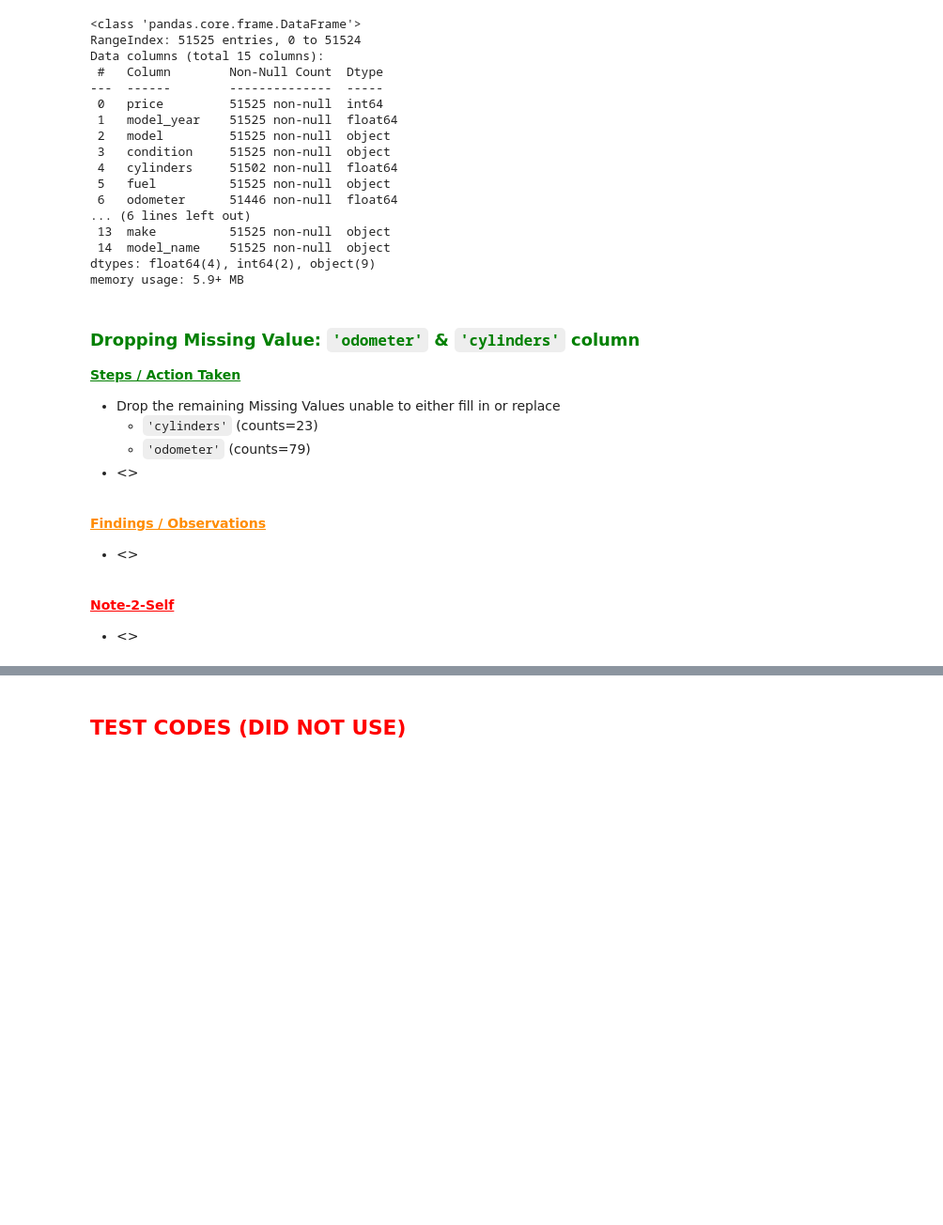
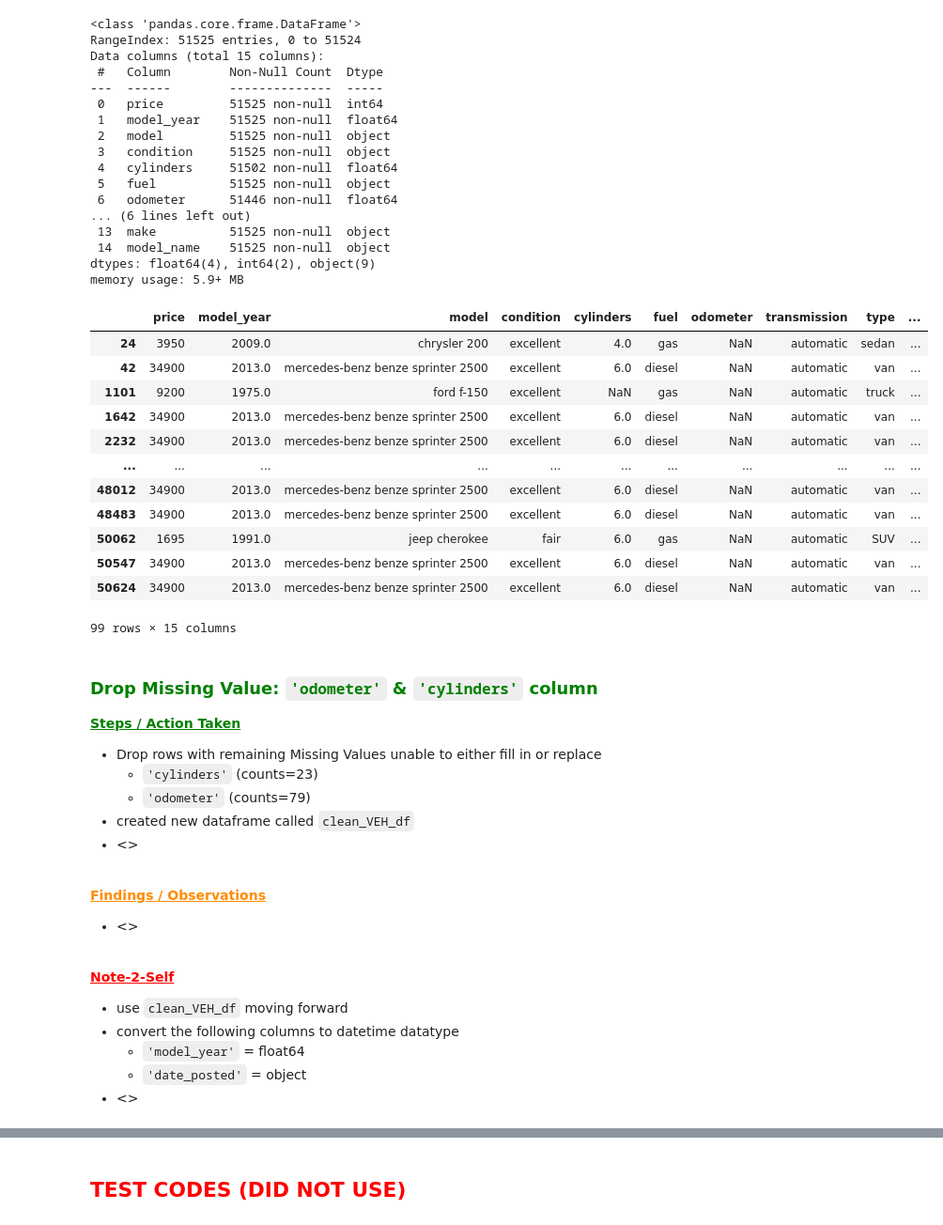
Before and after one commit to MelvicTN/SW_Development_Tool, a Jupyter notebook: EDA.ipynb, the cells around one changed output, grey strips where cells are left out. Shown at 94% size. Drawn from its saved outputs; the diff is of its cells as text; code cells hidden in the pictures; blank space fills up the shorter version.

Commit message:
Updated EDA.ipynb: cleaned data (fill-in/replaced/removed missing data), datatype conversions.  READY-4-VISUALIZATION

```diff
--- a/EDA.ipynb
+++ b/EDA.ipynb
@@ -984,14 +1053,14 @@ make               0
 model_name         0
 dtype: int64
 # %%
-# MISSING VALUES: replace NaN with 'median' odometer calculation in 'odometer' column
+# MISSING VALUES: replace NaN with 'mean' odometer calculation in 'odometer' column
     # use df['column_with_NaN'] = df.fillna(df.groupby(['column-1', 'column-2'])['column_with_NaN'].transform('median'))
     # 'column-1' = this 1st column name must have some relavance to 'column_with_NaN'
     # 'column-2' = this 2nd column name must have some relavance to 'column_with_NaN'
         # REMINDER:  additional column names to groupby reduces the groupings size when calculating either the 'median' or 'mean'
             # Thus the chance the reductions of NaN may not be filled in with `.transform('median')`
 
-vehicles_df['odometer'] = vehicles_df['odometer'].fillna(vehicles_df.groupby(['model', 'model_year'])['odometer'].transform('median'))
+vehicles_df['odometer'] = vehicles_df['odometer'].fillna(vehicles_df.groupby(['model', 'model_year'])['odometer'].transform('mean'))
 # %%
 # SANITY CHECK: after filling in missing values in 'odometer' column
 vehicles_df.isna().sum()
@@ -1087,13 +1156,34 @@ Data columns (total 15 columns):
  14  model_name    51525 non-null  object
 dtypes: float64(4), int64(2), object(9)
 memory usage: 5.9+ MB
+# %%
+# EDA: review rows with missing values
+
+display(vehicles_df[vehicles_df.isna().any(axis=1)])
+#display(vehicles_df[vehicles_df.isna().any(axis=1)].head(60))
+#display(vehicles_df[vehicles_df.isna().any(axis=1)].tail(32))
+# %% [output]
+|  | price | model_year | model | condition | cylinders | fuel | odometer | transmission | type | ... |
+| 24 | 3950 | 2009.0 | chrysler 200 | excellent | 4.0 | gas | NaN | automatic | sedan | ... |
+| 42 | 34900 | 2013.0 | mercedes-benz benze sprinter 2500 | excellent | 6.0 | diesel | NaN | automatic | van | ... |
+| 1101 | 9200 | 1975.0 | ford f-150 | excellent | NaN | gas | NaN | automatic | truck | ... |
+| 1642 | 34900 | 2013.0 | mercedes-benz benze sprinter 2500 | excellent | 6.0 | diesel | NaN | automatic | van | ... |
+| 2232 | 34900 | 2013.0 | mercedes-benz benze sprinter 2500 | excellent | 6.0 | diesel | NaN | automatic | van | ... |
+| ... | ... | ... | ... | ... | ... | ... | ... | ... | ... | ... |
+| 48012 | 34900 | 2013.0 | mercedes-benz benze sprinter 2500 | excellent | 6.0 | diesel | NaN | automatic | van | ... |
+| 48483 | 34900 | 2013.0 | mercedes-benz benze sprinter 2500 | excellent | 6.0 | diesel | NaN | automatic | van | ... |
+| 50062 | 1695 | 1991.0 | jeep cherokee | fair | 6.0 | gas | NaN | automatic | SUV | ... |
+| 50547 | 34900 | 2013.0 | mercedes-benz benze sprinter 2500 | excellent | 6.0 | diesel | NaN | automatic | van | ... |
+| 50624 | 34900 | 2013.0 | mercedes-benz benze sprinter 2500 | excellent | 6.0 | diesel | NaN | automatic | van | ... |
+99 rows × 15 columns
 # %% [markdown]
-### <span style="color: green;">Dropping Missing Value: `'odometer'` & `'cylinders'` column</span>
+### <span style="color: green;">Drop Missing Value: `'odometer'` & `'cylinders'` column</span>
 
 <span style="color: green;"><u>**Steps / Action Taken**</u></span>
-- Drop the remaining Missing Values unable to either fill in or replace
+- Drop rows with remaining Missing Values unable to either fill in or replace
     - `'cylinders'` (counts=23)
     - `'odometer'` (counts=79)
+- created new dataframe called `clean_VEH_df`
 - <>
 
 <br>
@@ -1104,4 +1194,8 @@ memory usage: 5.9+ MB
 <br>
 
 <span style="color: red;"><u>**Note-2-Self**</u></span>
+- use `clean_VEH_df` moving forward
+- convert the following columns to datetime datatype
+    - `'model_year'` = float64
+    - `'date_posted'` = object
 - <>
```
Also changed, not shown: parts of 25 cells of this notebook.
